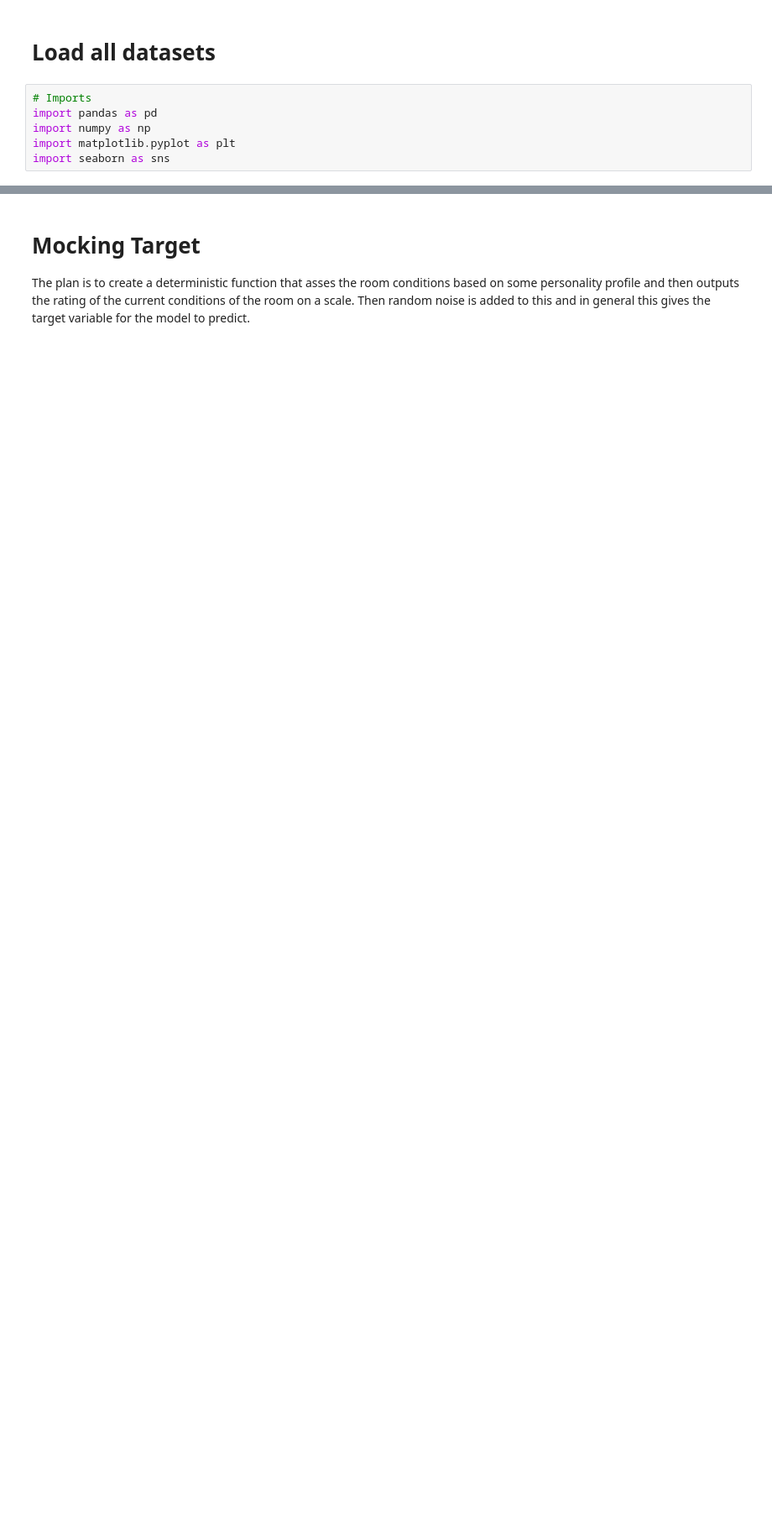
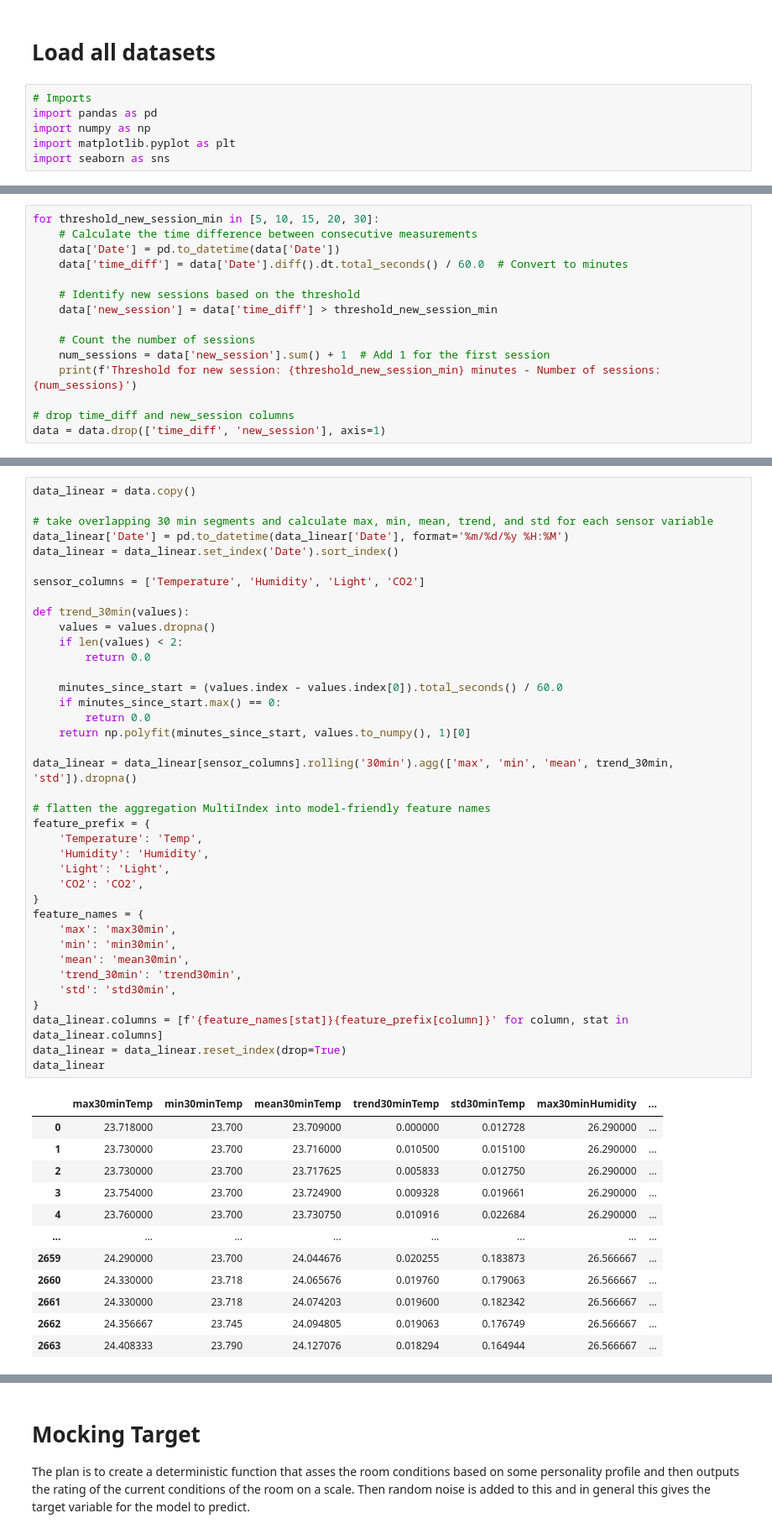
Before and after one commit to SEP4Real/SEP4, a Jupyter notebook: MAL/notebooks/1_mock_data.ipynb, the cells around one changed output, grey strips where cells are left out. Shown at 84% size. Saved outputs shown, nothing was run; the diff lists cells and outputs as text; blank space fills up the shorter version.

```diff
--- a/MAL/notebooks/1_mock_data.ipynb
+++ b/MAL/notebooks/1_mock_data.ipynb
@@ -133,0 +65,15 @@ TODO: find max thresholds for temp, humidity, co2 and split the sessions based o
+# %%
+for threshold_new_session_min in [5, 10, 15, 20, 30]:
+    # Calculate the time difference between consecutive measurements
+    data['Date'] = pd.to_datetime(data['Date'])
+    data['time_diff'] = data['Date'].diff().dt.total_seconds() / 60.0  # Convert to minutes
+
+    # Identify new sessions based on the threshold
+    data['new_session'] = data['time_diff'] > threshold_new_session_min
+
+    # Count the number of sessions
+    num_sessions = data['new_session'].sum() + 1  # Add 1 for the first session
+    print(f'Threshold for new session: {threshold_new_session_min} minutes - Number of sessions: {num_sessions}')
+
+# drop time_diff and new_session columns
+data = data.drop(['time_diff', 'new_session'], axis=1)
@@ -133,0 +108,51 @@ TODO: find max thresholds for temp, humidity, co2 and split the sessions based o
+# %%
+data_linear = data.copy()
+
+# take overlapping 30 min segments and calculate max, min, mean, trend, and std for each sensor variable
+data_linear['Date'] = pd.to_datetime(data_linear['Date'], format='%m/%d/%y %H:%M')
+data_linear = data_linear.set_index('Date').sort_index()
+
+sensor_columns = ['Temperature', 'Humidity', 'Light', 'CO2']
+
+def trend_30min(values):
+    values = values.dropna()
+    if len(values) < 2:
+        return 0.0
+
+    minutes_since_start = (values.index - values.index[0]).total_seconds() / 60.0
+    if minutes_since_start.max() == 0:
+        return 0.0
+    return np.polyfit(minutes_since_start, values.to_numpy(), 1)[0]
+
+data_linear = data_linear[sensor_columns].rolling('30min').agg(['max', 'min', 'mean', trend_30min, 'std']).dropna()
+
+# flatten the aggregation MultiIndex into model-friendly feature names
+feature_prefix = {
+    'Temperature': 'Temp',
+    'Humidity': 'Humidity',
+    'Light': 'Light',
+    'CO2': 'CO2',
+}
+feature_names = {
+    'max': 'max30min',
+    'min': 'min30min',
+    'mean': 'mean30min',
+    'trend_30min': 'trend30min',
+    'std': 'std30min',
+}
+data_linear.columns = [f'{feature_names[stat]}{feature_prefix[column]}' for column, stat in data_linear.columns]
+data_linear = data_linear.reset_index(drop=True)
+data_linear
+# %% [output]
+|  | max30minTemp | min30minTemp | mean30minTemp | trend30minTemp | std30minTemp | max30minHumidity | ... |
+| 0 | 23.718000 | 23.700 | 23.709000 | 0.000000 | 0.012728 | 26.290000 | ... |
+| 1 | 23.730000 | 23.700 | 23.716000 | 0.010500 | 0.015100 | 26.290000 | ... |
+| 2 | 23.730000 | 23.700 | 23.717625 | 0.005833 | 0.012750 | 26.290000 | ... |
+| 3 | 23.754000 | 23.700 | 23.724900 | 0.009328 | 0.019661 | 26.290000 | ... |
+| 4 | 23.760000 | 23.700 | 23.730750 | 0.010916 | 0.022684 | 26.290000 | ... |
+| ... | ... | ... | ... | ... | ... | ... | ... |
+| 2659 | 24.290000 | 23.700 | 24.044676 | 0.020255 | 0.183873 | 26.566667 | ... |
+| 2660 | 24.330000 | 23.718 | 24.065676 | 0.019760 | 0.179063 | 26.566667 | ... |
+| 2661 | 24.330000 | 23.718 | 24.074203 | 0.019600 | 0.182342 | 26.566667 | ... |
+| 2662 | 24.356667 | 23.745 | 24.094805 | 0.019063 | 0.176749 | 26.566667 | ... |
+| 2663 | 24.408333 | 23.790 | 24.127076 | 0.018294 | 0.164944 | 26.566667 | ... |
```
Also changed, not shown: parts of 20 cells of this notebook, 1 other file.
